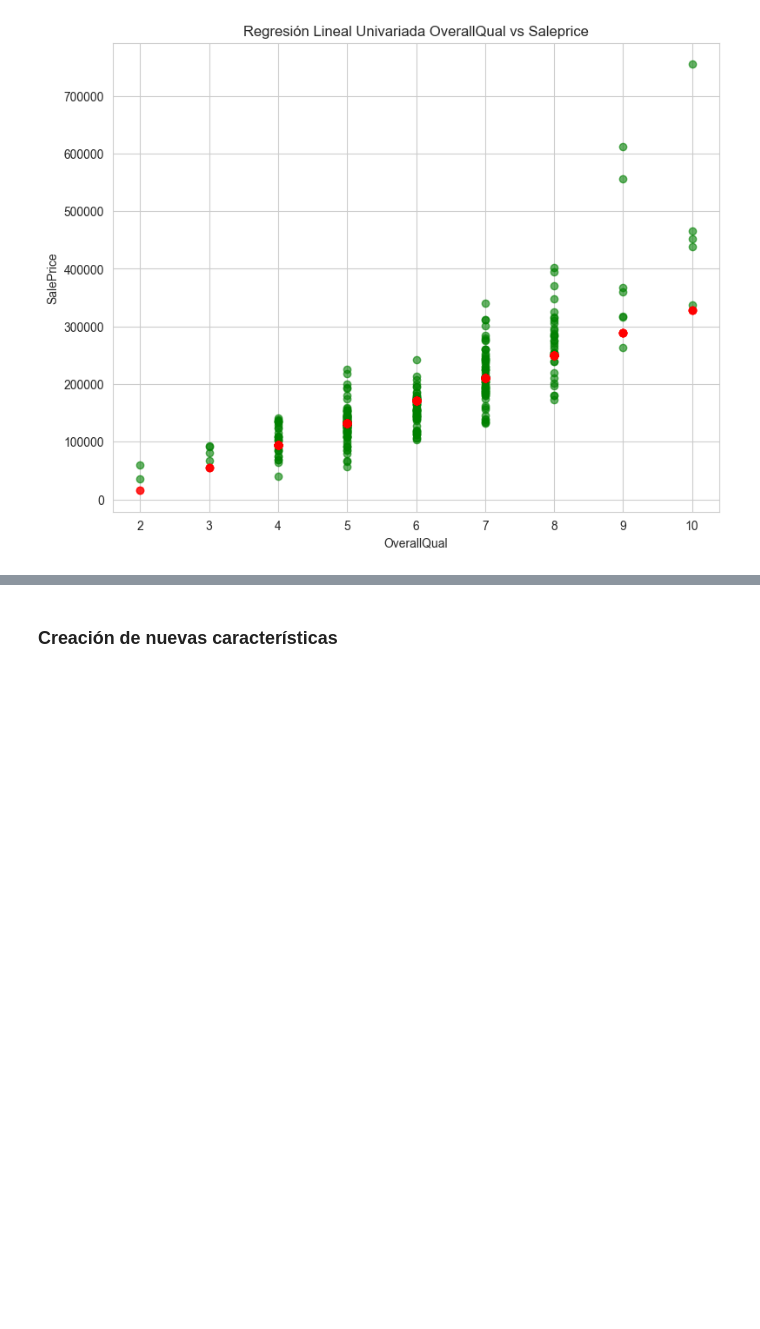
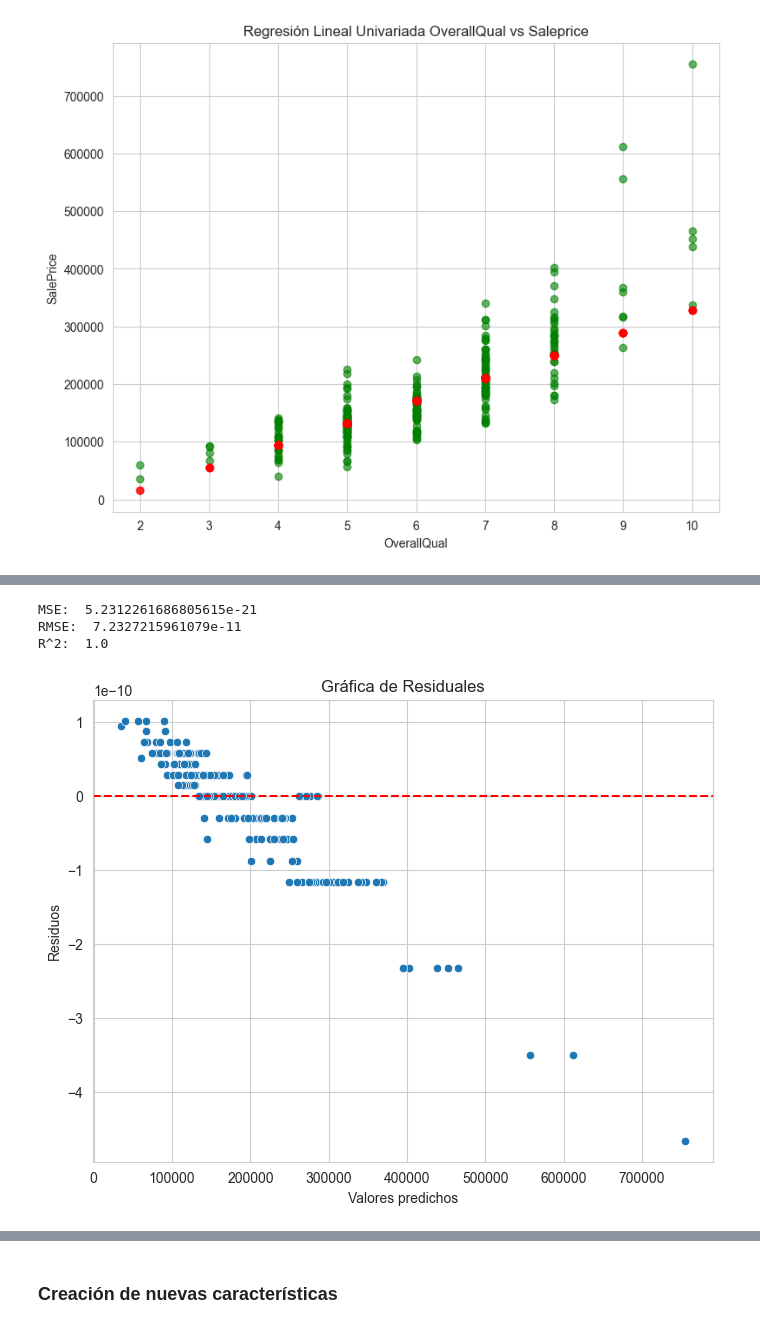
Before and after one commit to tsc221645/CC_3074_Proyecto_2, a Jupyter notebook: initial_analysis.ipynb, the cells around one changed output, grey strips where cells are left out. Drawn from its saved outputs; the diff is of its cells as text; code cells hidden in the pictures; blank space fills up the shorter version.

Commit message:
Modelo Multivariable

```diff
--- a/initial_analysis.ipynb
+++ b/initial_analysis.ipynb
@@ -636,0 +654,23 @@ plt.show()
+# %%
+
+X_train_mult = df_train_transformed[numeric_features].copy()
+Y_train_mult = df_train_transformed['SalePrice'].copy()
+
+X_test_mult = df_test[numeric_features].copy()
+Y_test_mult = df_test['SalePrice'].copy()
+# %%
+from sklearn.impute import SimpleImputer
+
+imputer = SimpleImputer(strategy='median') # instanciar con acercamiento de mediana
+X_train_mult_imp = imputer.fit_transform(X_train_mult)
+
+X_test_mult_imp = imputer.fit_transform(X_test_mult)
+
+
+X_train_mult = pd.DataFrame(X_train_mult_imp,  columns=X_train_mult.columns, index=X_train_mult.index)
+X_test_mult = pd.DataFrame(X_test_mult_imp, columns=X_test_mult.columns, index=X_test_mult.index)
+# %%
+model_multivariable = LinearRegression() # instanciar el modelo
+model_multivariable.fit(X_train_mult, Y_train_mult)
+coef_dict = pd.Series(model_multivariable.coef_, index=X_train_mult.columns)
+print(f"Coeficientes: {coef_dict.sort_values(ascending=False)}")
@@ -636,0 +695,29 @@ plt.show()
+# %%
+
+# predecir
+Y_pred_mult = model_multivariable.predict(X_test_mult)
+# %%
+
+mse = mean_squared_error(Y_test_mult, Y_pred_mult)
+r2  = r2_score(Y_test_mult, Y_pred_mult)
+
+print("MSE: ", mse)
+print("RMSE: ", mse**0.5)
+print("R^2: ", r2)
+# %% [output]
+MSE:  5.2312261686805615e-21
+RMSE:  7.2327215961079e-11
+R^2:  1.0
+# %%
+# graficar los residuos
+residuals = Y_test_mult - Y_pred_mult
+
+plt.figure(figsize=(8,6))
+sns.scatterplot(x=Y_pred_mult, y=residuals)
+plt.axhline(y=0, color='red', linestyle='--')
+plt.xlabel("Valores predichos")
+plt.ylabel("Residuos")
+plt.title("Gráfica de Residuales")
+plt.show()
+# %% [output]
+[figure, added]
```
Also changed, not shown: parts of 4 cells of this notebook.
